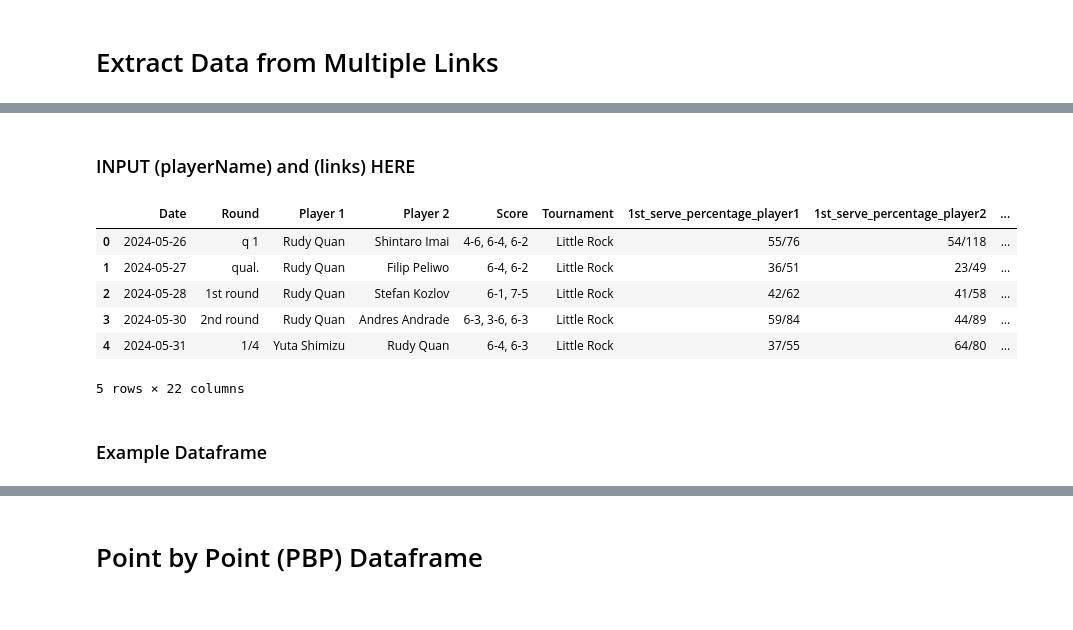
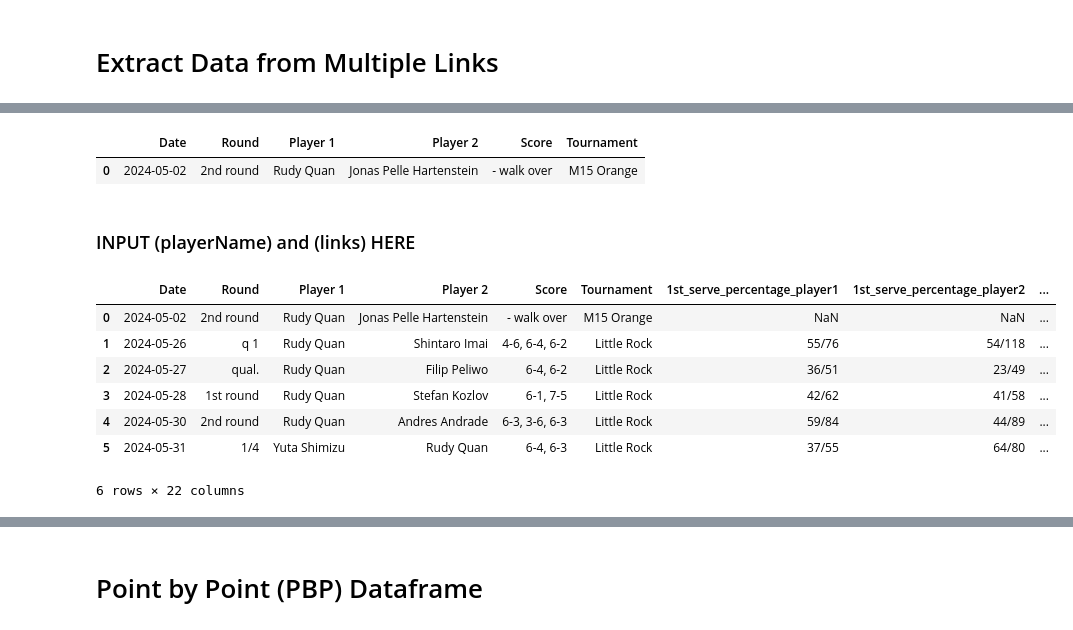
Before and after one commit to cjgimena/UCLA-Tennis-Consulting, a Jupyter notebook: Webscraping/Webscraping Project.ipynb, the cells around one changed output, grey strips where cells are left out. Drawn from its saved outputs; the diff is of its cells as text; code cells hidden in the pictures.

Commit message:
Finalized Webscraping ipynb
Added Generalization for profile player pages. Can use to generate datasets of matches using pages such as

https://www.tennislive.net/atp/rudy-quan/

```diff
--- a/Webscraping/Webscraping Project.ipynb
+++ b/Webscraping/Webscraping Project.ipynb
@@ -243,0 +259,7 @@ def extract_match_data(urls):
+# %%
+response = requests.get('https://www.tennislive.net/atp/match/rudy-quan-VS-jonas-pelle-hartenstein/m15-orange-park-2024/')
+# response = requests.get('https://www.tennislive.net/atp/match/bernard-tomic-VS-govind-nanda/m25-tulsa-2024/')
+soup = BeautifulSoup(response.content, 'html.parser')
+# %%
+table = soup.find_all('table', class_ = 'table_stats_match')
+len(table)
@@ -336,25 +346,30 @@ def extract_match_data(urls):
+# %%
+extract_match_data(['https://www.tennislive.net/atp/match/rudy-quan-VS-jonas-pelle-hartenstein/m15-orange-park-2024/'])
+# %% [output]
+|  | Date | Round | Player 1 | Player 2 | Score | Tournament |
+| 0 | 2024-05-02 | 2nd round | Rudy Quan | Jonas Pelle Hartenstein | - walk over | M15 Orange |
 # %% [markdown]
 ### INPUT (playerName) and (links) HERE
 # %%
 # Example usage:
 # player_name = "Mikel Lopez Hernaez"
 
-urls = ['https://www.tennislive.net/atp/match/rudy-quan-VS-shintaro-imai/little-rock-challenger-2024/',
+urls = ['https://www.tennislive.net/atp/match/rudy-quan-VS-jonas-pelle-hartenstein/m15-orange-park-2024/',
+        'https://www.tennislive.net/atp/match/rudy-quan-VS-shintaro-imai/little-rock-challenger-2024/',
         'https://www.tennislive.net/atp/match/rudy-quan-VS-filip-peliwo/little-rock-challenger-2024/',
         'https://www.tennislive.net/atp/match/rudy-quan-VS-stefan-kozlov/little-rock-challenger-2024/',
         'https://www.tennislive.net/atp/match/rudy-quan-VS-andres-andrade/little-rock-challenger-2024/',
         'https://www.tennislive.net/atp/match/yuta-shimizu-VS-rudy-quan/little-rock-challenger-2024/'
 ]
 
 # extract_match_data(player_name, urls)
 extract_match_data(urls)
 # %% [output]
 |  | Date | Round | Player 1 | Player 2 | Score | Tournament | 1st_serve_percentage_player1 | 1st_serve_percentage_player2 | ... |
-| 0 | 2024-05-26 | q 1 | Rudy Quan | Shintaro Imai | 4-6, 6-4, 6-2 | Little Rock | 55/76 | 54/118 | ... |
-| 1 | 2024-05-27 | qual. | Rudy Quan | Filip Peliwo | 6-4, 6-2 | Little Rock | 36/51 | 23/49 | ... |
-| 2 | 2024-05-28 | 1st round | Rudy Quan | Stefan Kozlov | 6-1, 7-5 | Little Rock | 42/62 | 41/58 | ... |
-| 3 | 2024-05-30 | 2nd round | Rudy Quan | Andres Andrade | 6-3, 3-6, 6-3 | Little Rock | 59/84 | 44/89 | ... |
-| 4 | 2024-05-31 | 1/4 | Yuta Shimizu | Rudy Quan | 6-4, 6-3 | Little Rock | 37/55 | 64/80 | ... |
+| 0 | 2024-05-02 | 2nd round | Rudy Quan | Jonas Pelle Hartenstein | - walk over | M15 Orange | NaN | NaN | ... |
+| 1 | 2024-05-26 | q 1 | Rudy Quan | Shintaro Imai | 4-6, 6-4, 6-2 | Little Rock | 55/76 | 54/118 | ... |
+| 2 | 2024-05-27 | qual. | Rudy Quan | Filip Peliwo | 6-4, 6-2 | Little Rock | 36/51 | 23/49 | ... |
+| 3 | 2024-05-28 | 1st round | Rudy Quan | Stefan Kozlov | 6-1, 7-5 | Little Rock | 42/62 | 41/58 | ... |
+| 4 | 2024-05-30 | 2nd round | Rudy Quan | Andres Andrade | 6-3, 3-6, 6-3 | Little Rock | 59/84 | 44/89 | ... |
+| 5 | 2024-05-31 | 1/4 | Yuta Shimizu | Rudy Quan | 6-4, 6-3 | Little Rock | 37/55 | 64/80 | ... |
-5 rows × 22 columns
+6 rows × 22 columns
-# %% [markdown]
-### Example Dataframe
```
Also changed, not shown: parts of 27 cells of this notebook, 1 other file.
